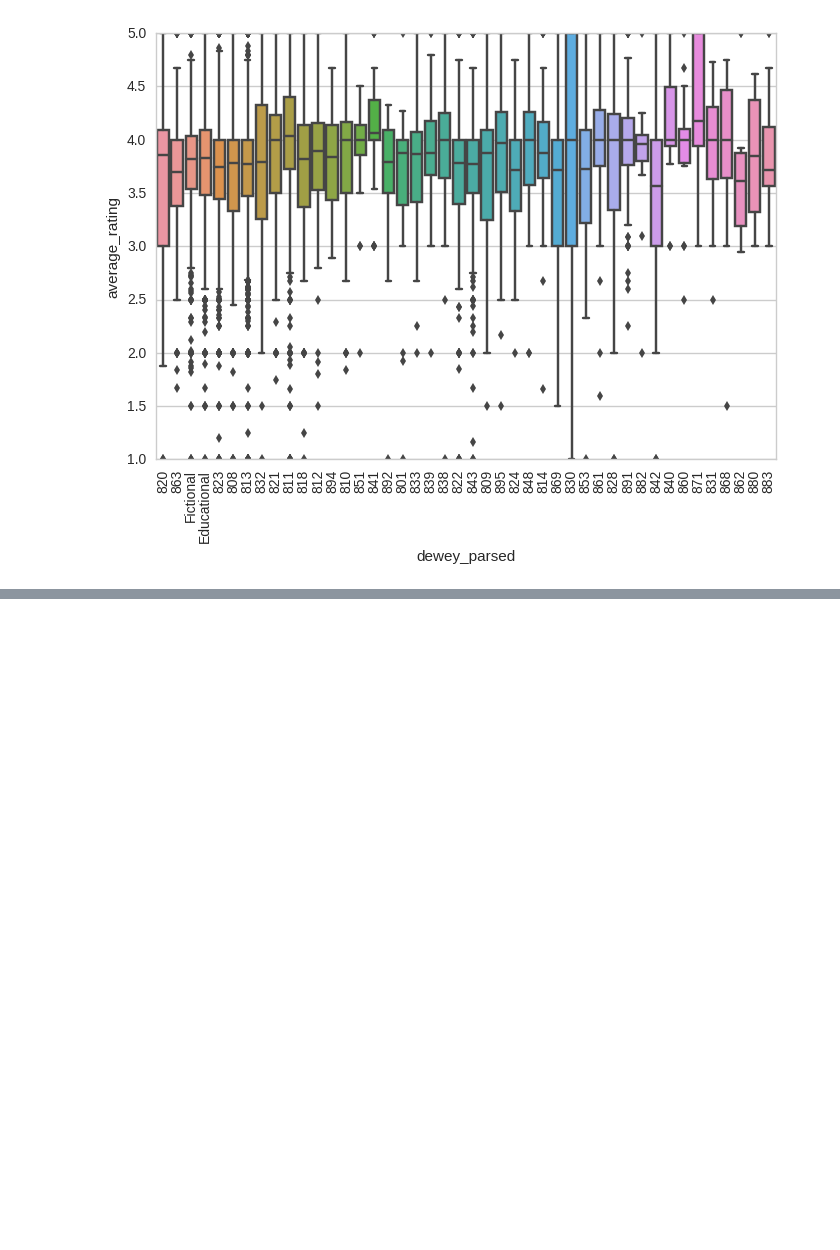
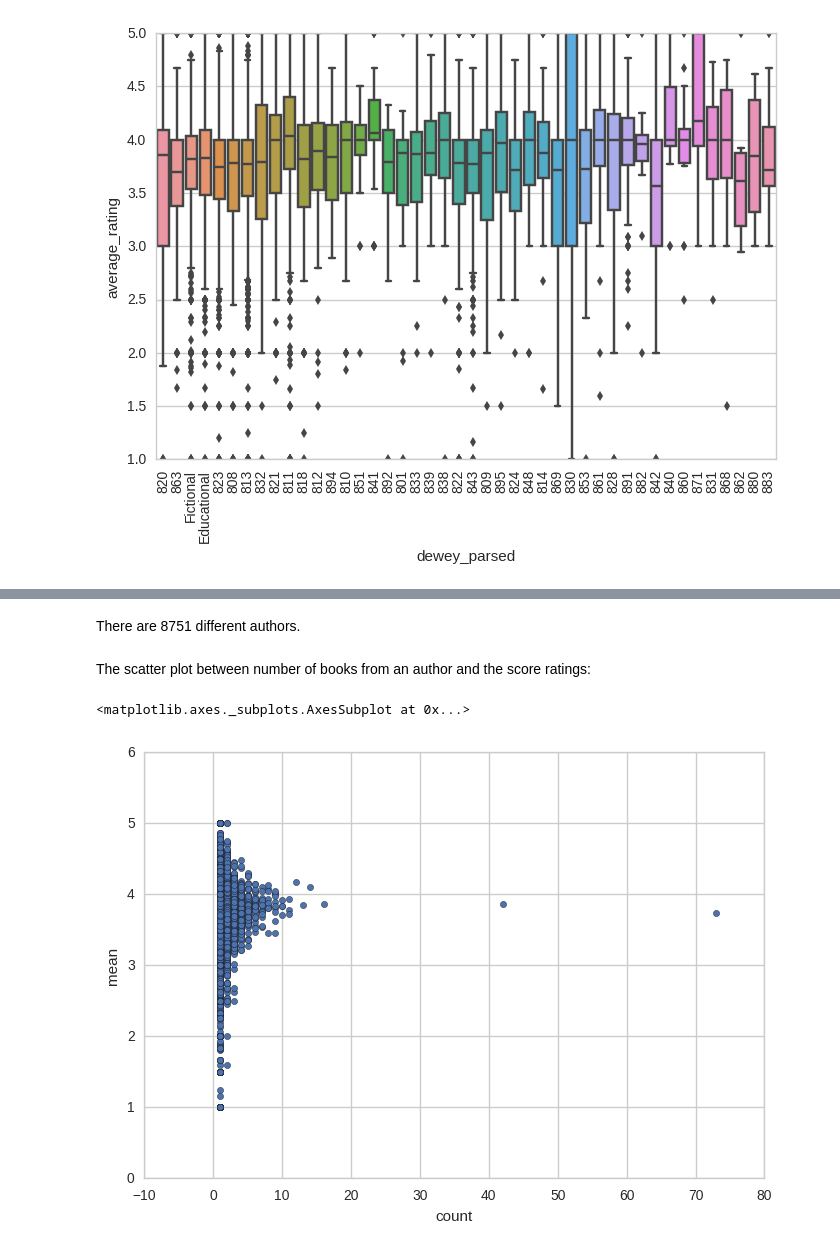
Before and after one commit to klitonandrea/BookRatings, a Jupyter notebook: Story telling with book ratings.ipynb, the cells around one changed output, grey strips where cells are left out. Drawn from its saved outputs; the diff is of its cells as text; code cells hidden in the pictures; blank space fills up the shorter version.

Commit message:
Story telling started adding authors to the page

```diff
--- a/Story telling with book ratings.ipynb
+++ b/Story telling with book ratings.ipynb
@@ -216,0 +221,3 @@ for item in GenreRatingGR.get_xticklabels():
+# %%
+authAverageCount = BookInfo[['authors', 'average_rating']].groupby(['authors']).agg(['count', 'mean'])
+authAverageCount.sort_values(by=[('average_rating', 'count')], ascending=False)
@@ -216,0 +245,10 @@ for item in GenreRatingGR.get_xticklabels():
+# %% [markdown]
+There are 8751 different authors.
+# %% [markdown]
+The scatter plot between number of books from an author and the score ratings:
+# %%
+#authAverageCount.columns = pd.Index(['count', 'mean'])
+authAverageCount.plot(kind='scatter', x='count', y='mean')
+# %% [output]
+<matplotlib.axes._subplots.AxesSubplot at 0x...>
+[figure, added]
```
Also changed, not shown: parts of 20 cells of this notebook.
